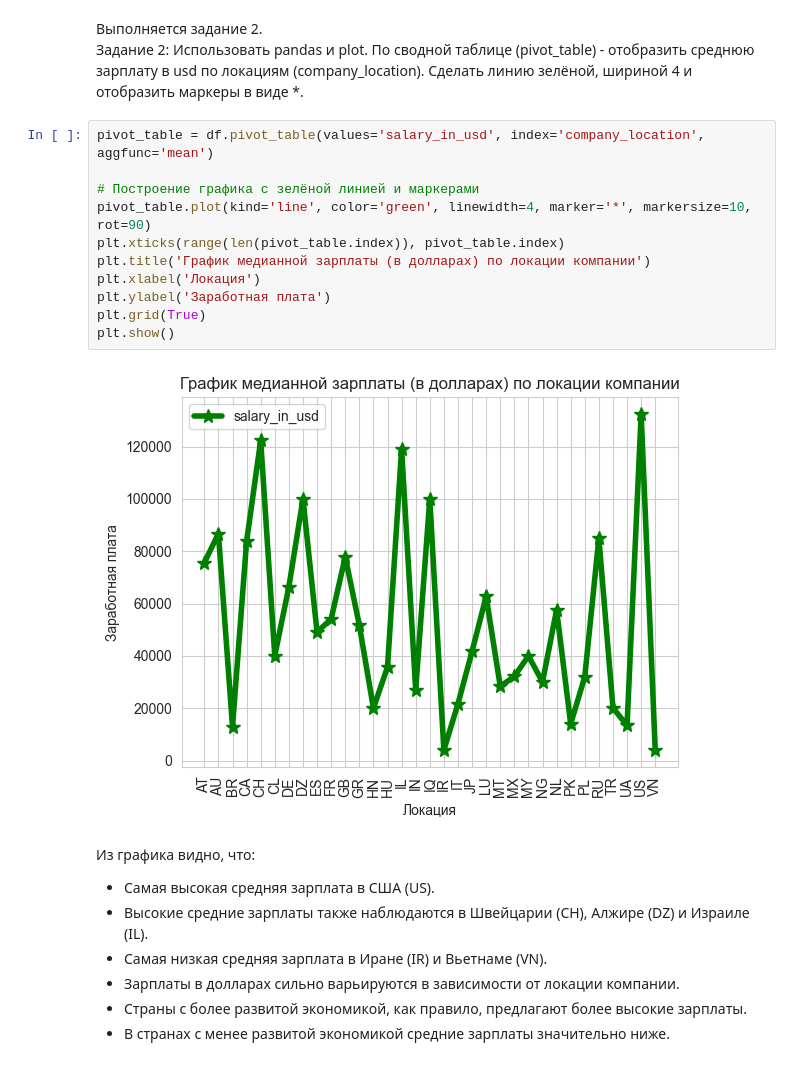
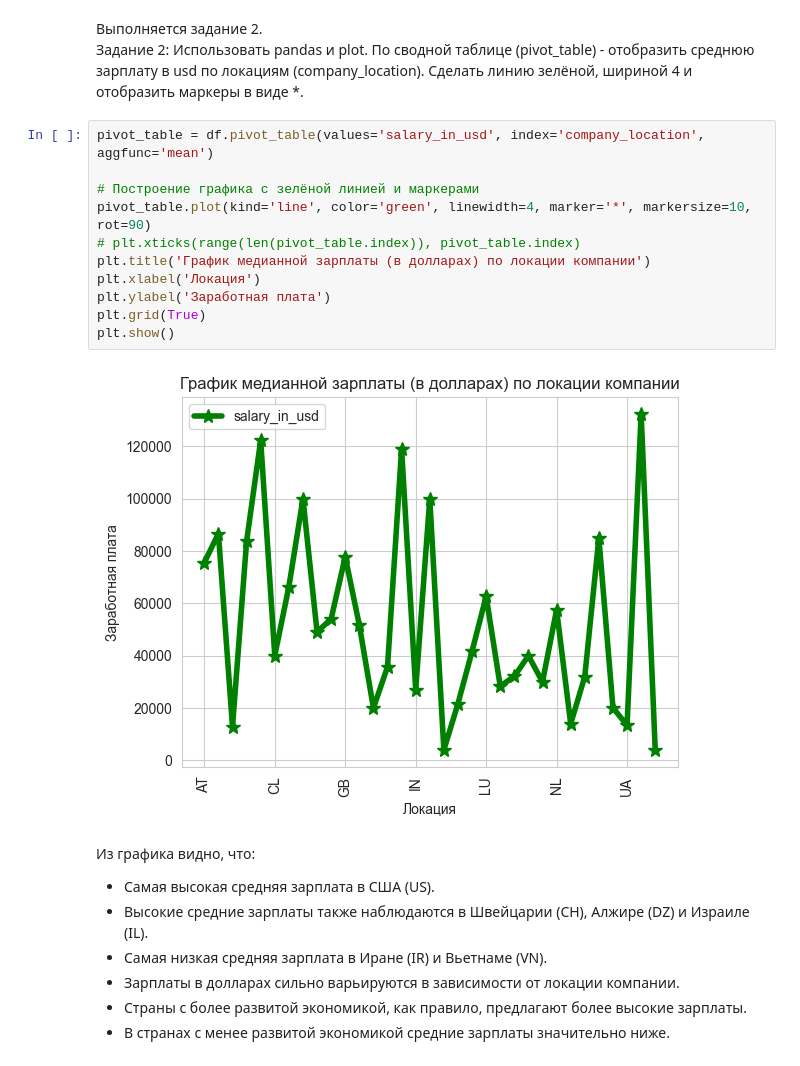
Before and after one commit to MaksimLevchenko/data_analysis_2, a Jupyter notebook: ЛР2_ЛевченкоМС_7.ipynb, the cells around one changed output. Saved outputs shown, nothing was run; the diff lists cells and outputs as text.

```diff
--- a/ЛР2_ЛевченкоМС_7.ipynb
+++ b/ЛР2_ЛевченкоМС_7.ipynb
@@ -303,16 +303,16 @@ plt.show()
 # %%
 pivot_table = df.pivot_table(values='salary_in_usd', index='company_location', aggfunc='mean')
 
 # Построение графика с зелёной линией и маркерами
 pivot_table.plot(kind='line', color='green', linewidth=4, marker='*', markersize=10, rot=90)
-plt.xticks(range(len(pivot_table.index)), pivot_table.index)
+# plt.xticks(range(len(pivot_table.index)), pivot_table.index)
 plt.title('График медианной зарплаты (в долларах) по локации компании')
 plt.xlabel('Локация')
 plt.ylabel('Заработная плата')
 plt.grid(True)
 plt.show()
 # %% [output]
-[figure, old version]
+[figure, new version]
 # %% [markdown]
 Из графика видно, что:
 - Самая высокая средняя зарплата в США (US).
```
Also changed, not shown: parts of 12 cells of this notebook.
